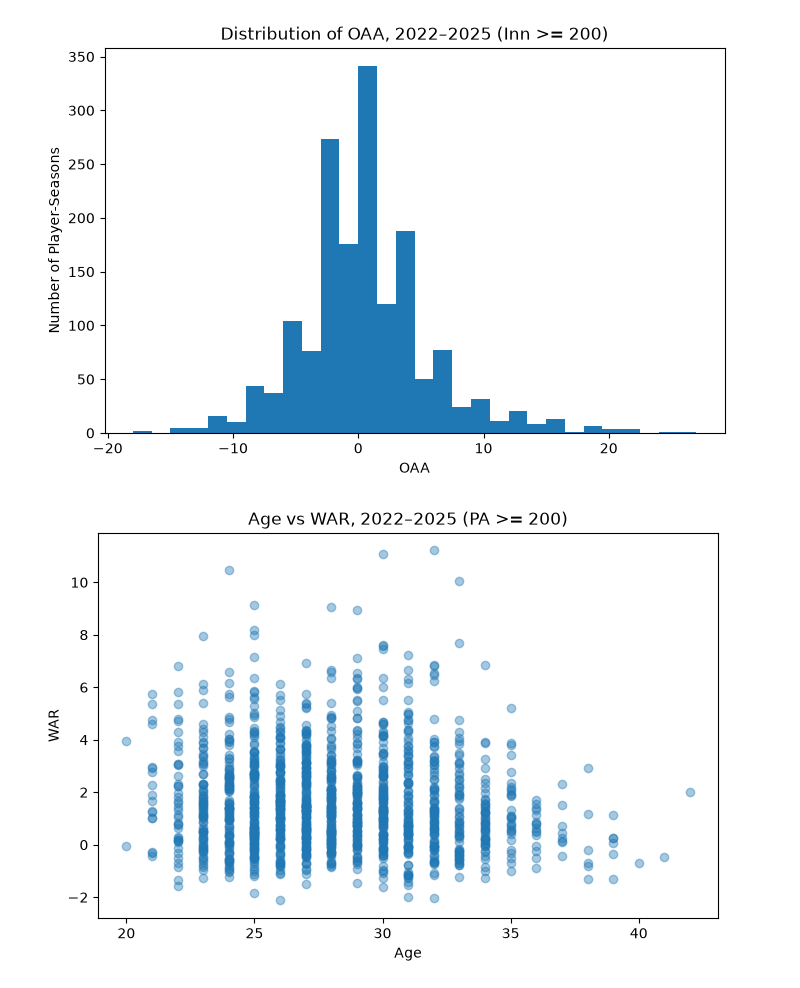
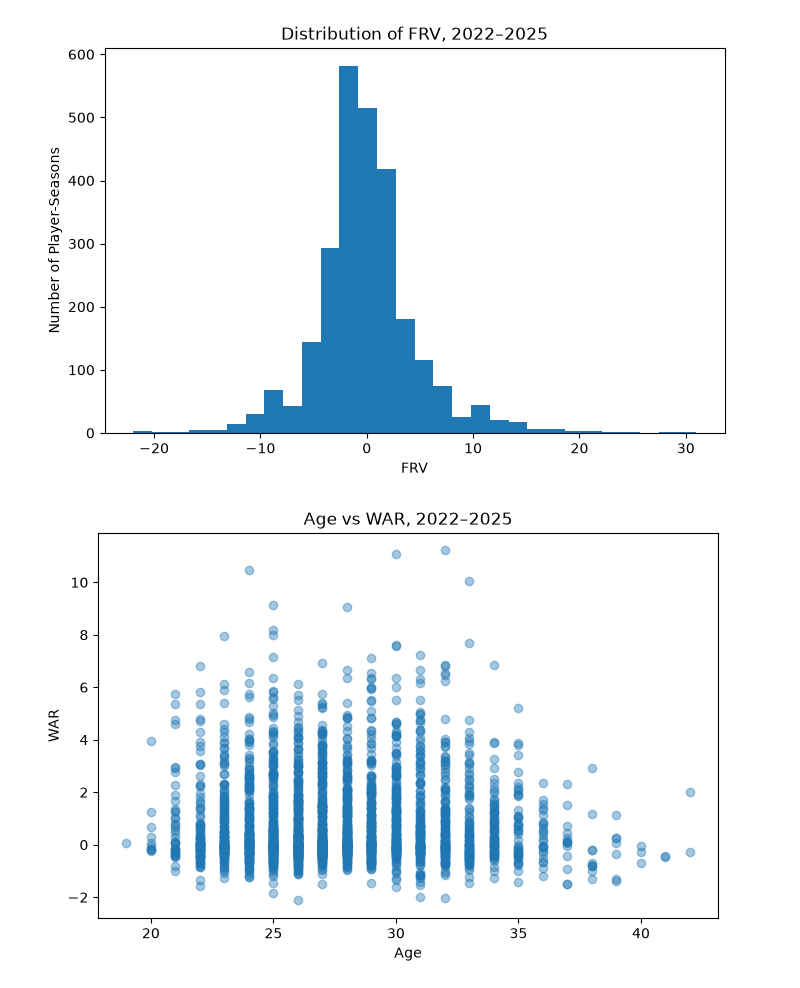
Before and after one commit to howardyuhaohsu/mlb_position_player_performance_prediction, a Jupyter notebook: notebooks/milestone2.ipynb, the cells around one changed output. Drawn from its saved outputs; the diff is of its cells as text; code cells hidden in the pictures.

```diff
--- a/notebooks/milestone2.ipynb
+++ b/notebooks/milestone2.ipynb
@@ -7,9 +9,10 @@ import matplotlib.pyplot as plt
 # %%
 #load data
-hitter_data_22to25 = pd.read_csv('../data/2022-2025hitter_data_no_minPA.csv')
-hitter_data_26 = pd.read_csv('../data/2026hitter_data_no_minPA.csv')
+all_player_data_22to25 = pd.read_csv('../data/2022-2025hitter_data_no_minPA.csv')
+all_player_data_26 = pd.read_csv('../data/2026hitter_data_no_minPA.csv')
 defensive_22to25 = pd.read_csv('../data/2022-2025_defensive.csv')
 defensive_26 = pd.read_csv('../data/2026_defensive.csv')
 free_agent_25= pd.read_excel('../data/25end_free_agent_data.xlsx')
-hitter_data_22to25.head()
+free_agent_24= pd.read_excel('../data/24end_free_agent_data.xlsx')
+free_agent_25.head()
 # %% [output]
@@ -233,39 +617,34 @@ plt.show()
 plt.figure(figsize=(8, 5))
 
 plt.hist(
-    defensive_22to25.loc[defensive_22to25["Inn"] >= 200, "OAA"].dropna(),
+    hitter_22to25["FRV"].dropna(),
     bins=30,
 )
 
-plt.xlabel("OAA")
+plt.xlabel("FRV")
 plt.ylabel("Number of Player-Seasons")
-plt.title("Distribution of OAA, 2022–2025 (Inn >= 200)")
-
+plt.title("Distribution of FRV, 2022–2025")
+plt.savefig('../figures/frv_distribution_2022-2025.png', dpi=300, bbox_inches='tight')
 plt.show()
 # %% [output]
-[figure, old version]
+[figure, new version]
 # %%
-# filter the hitter data for players with at least 200 plate appearances
-hitter_22to25_PA200 = hitter_data_22to25[
-    hitter_data_22to25["PA"] >= 200
-].copy()
-
-# Age vs WAR, 2022–2025 (PA >= 200)
+# Age vs WAR, 2022–2025
 plt.figure(figsize=(8, 5))
 
 plt.scatter(
-    hitter_22to25_PA200["Age"],
-    hitter_22to25_PA200["WAR"],
+    hitter_22to25["Age"],
+    hitter_22to25["WAR"],
     alpha=0.4
 )
 
 plt.xlabel("Age")
 plt.ylabel("WAR")
-plt.title("Age vs WAR, 2022–2025 (PA >= 200)")
-
+plt.title("Age vs WAR, 2022–2025")
+plt.savefig('../figures/age_war_scatter_2022-2025.png', dpi=300, bbox_inches='tight')
 plt.show()
 # %% [output]
-[figure, old version]
+[figure, new version]
 # %%
 # PA vs WAR, 2022–2025 (PA >= 200)
 plt.figure(figsize=(8, 5))
```
Also changed, not shown: parts of 23 cells of this notebook, 12 other files.
